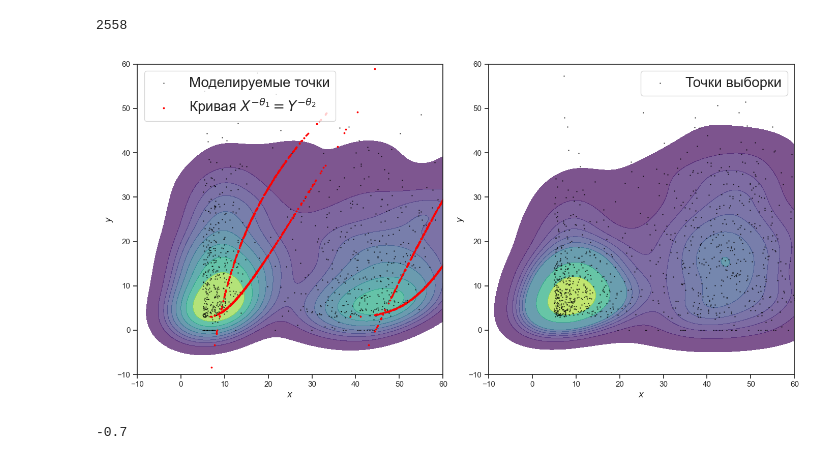
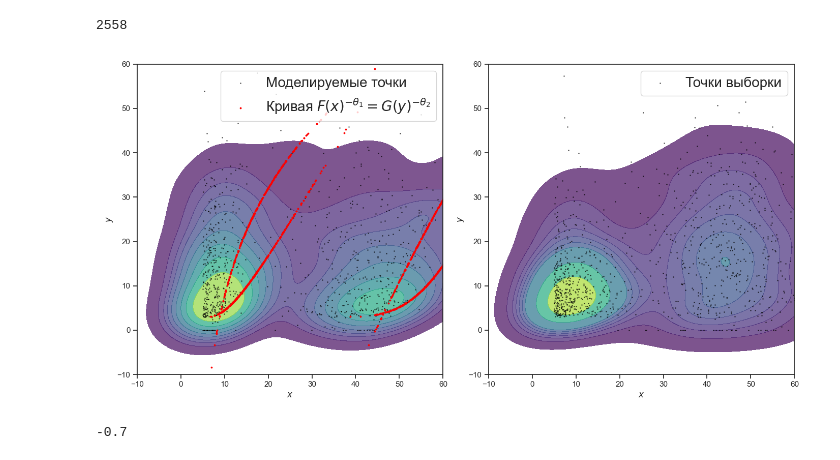
Before and after one commit to TimofeyTis/UBPS2024, a Jupyter notebook: otchet_2sem.ipynb, the cells around one changed output. Cells and saved outputs as stored; diff of their text form; code cells hidden in the pictures.

```diff
--- a/otchet_2sem.ipynb
+++ b/otchet_2sem.ipynb
@@ -513,38 +513,38 @@ V  = V[mask]
 x = make_rvs_CMO(U, p1, f)
 y = make_rvs_CMO(V, p2, g)
 
-ax.scatter(x, y, color =(1,0,0), s = 3, label = r"Кривая $X^{-\theta_1} = Y^{-\theta_2}$")
+ax.scatter(x, y, color =(1,0,0), s = 3, label = r"Кривая $F(x)^{-\theta_1} = G(y)^{-\theta_2}$")
 ax.set_xlabel(r"$x$")
 ax.set_ylabel(r"$y$")
 ax.legend(fontsize = 20)
 
 
 ax2 = fig.add_subplot(1,2,2)
 x = np.append(f1.rvs(int(p1[0]*size)) , f2.rvs(int(p1[1]*size)))
 y = np.append(g1.rvs(int(p2[0]*size)) , g2.rvs(int(p2[1]*size)))
 
 x[x<0] = 0
 y[y<0] = 0
 # x = accum(filter(30,4),0,24)
 # y = accum(filter(30,5),0,24)
 # rows, = min(x.shape, y.shape)
 # y = y[:rows]
 # x = x[:rows]
 # ax2.set_xlim((-10,40))
 # ax2.set_ylim((-10,40))
 
 # Построение диаграммы рассеяния с контурными линиями плотности
 sns.kdeplot(x=x, y=y,ax=ax2, fill=True, cmap="viridis", levels=10, alpha=0.7)  # KDE-фон
 ax2.scatter(x, y, s=1, color="black", alpha=0.5, label="Точки выборки")  # Точки поверх фона
 ax2.set_xlim((-10,60))
 ax2.set_ylim((-10,60))
 ax2.set_xlabel(r"$x$")
 ax2.set_ylabel(r"$y$")
 ax2.legend(fontsize = 20)
 
 fig.savefig("scatterplot.png", dpi =300)
 # %% [output]
-[figure, old version]
+[figure, new version]
 # %%
 
 fig = plt.figure(figsize=(16, 8))
```
Also changed, not shown: 4 other files.
